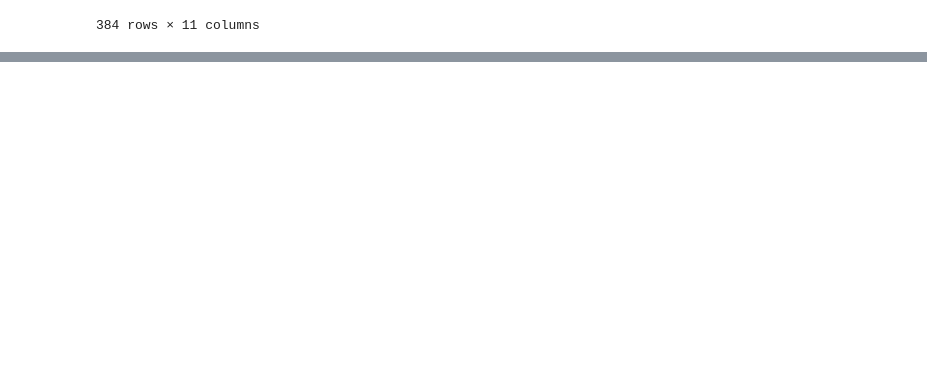
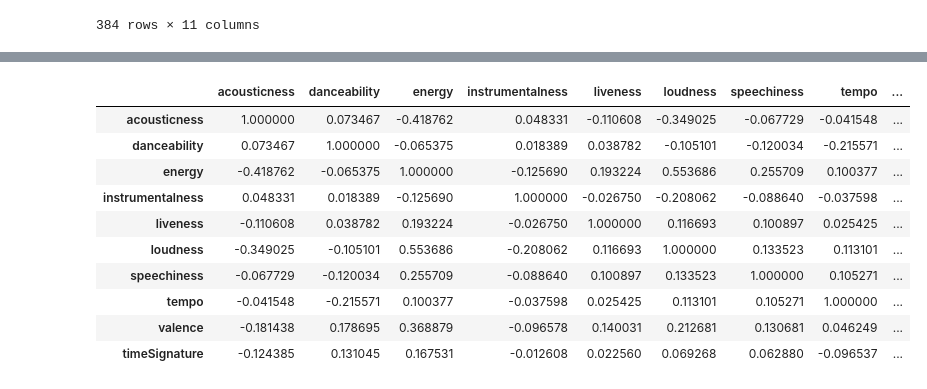
Before and after one commit to michaelmoschitto/AISongRecommender, a Jupyter notebook: AISongRecommender.ipynb, the cells around one changed output, grey strips where cells are left out. Drawn from its saved outputs; the diff is of its cells as text; code cells hidden in the pictures; blank space fills up the shorter version.

```diff
--- a/AISongRecommender.ipynb
+++ b/AISongRecommender.ipynb
@@ -199,0 +200,14 @@ pd.read_csv(csvPath)
+# %%
+audioFeaturesDF.corr(method='kendall')
+# %% [output]
+|  | acousticness | danceability | energy | instrumentalness | liveness | loudness | speechiness | tempo | ... |
+| acousticness | 1.000000 | 0.073467 | -0.418762 | 0.048331 | -0.110608 | -0.349025 | -0.067729 | -0.041548 | ... |
+| danceability | 0.073467 | 1.000000 | -0.065375 | 0.018389 | 0.038782 | -0.105101 | -0.120034 | -0.215571 | ... |
+| energy | -0.418762 | -0.065375 | 1.000000 | -0.125690 | 0.193224 | 0.553686 | 0.255709 | 0.100377 | ... |
+| instrumentalness | 0.048331 | 0.018389 | -0.125690 | 1.000000 | -0.026750 | -0.208062 | -0.088640 | -0.037598 | ... |
+| liveness | -0.110608 | 0.038782 | 0.193224 | -0.026750 | 1.000000 | 0.116693 | 0.100897 | 0.025425 | ... |
+| loudness | -0.349025 | -0.105101 | 0.553686 | -0.208062 | 0.116693 | 1.000000 | 0.133523 | 0.113101 | ... |
+| speechiness | -0.067729 | -0.120034 | 0.255709 | -0.088640 | 0.100897 | 0.133523 | 1.000000 | 0.105271 | ... |
+| tempo | -0.041548 | -0.215571 | 0.100377 | -0.037598 | 0.025425 | 0.113101 | 0.105271 | 1.000000 | ... |
+| valence | -0.181438 | 0.178695 | 0.368879 | -0.096578 | 0.140031 | 0.212681 | 0.130681 | 0.046249 | ... |
+| timeSignature | -0.124385 | 0.131045 | 0.167531 | -0.012608 | 0.022560 | 0.069268 | 0.062880 | -0.096537 | ... |
```
Also changed, not shown: parts of 3 cells of this notebook.
